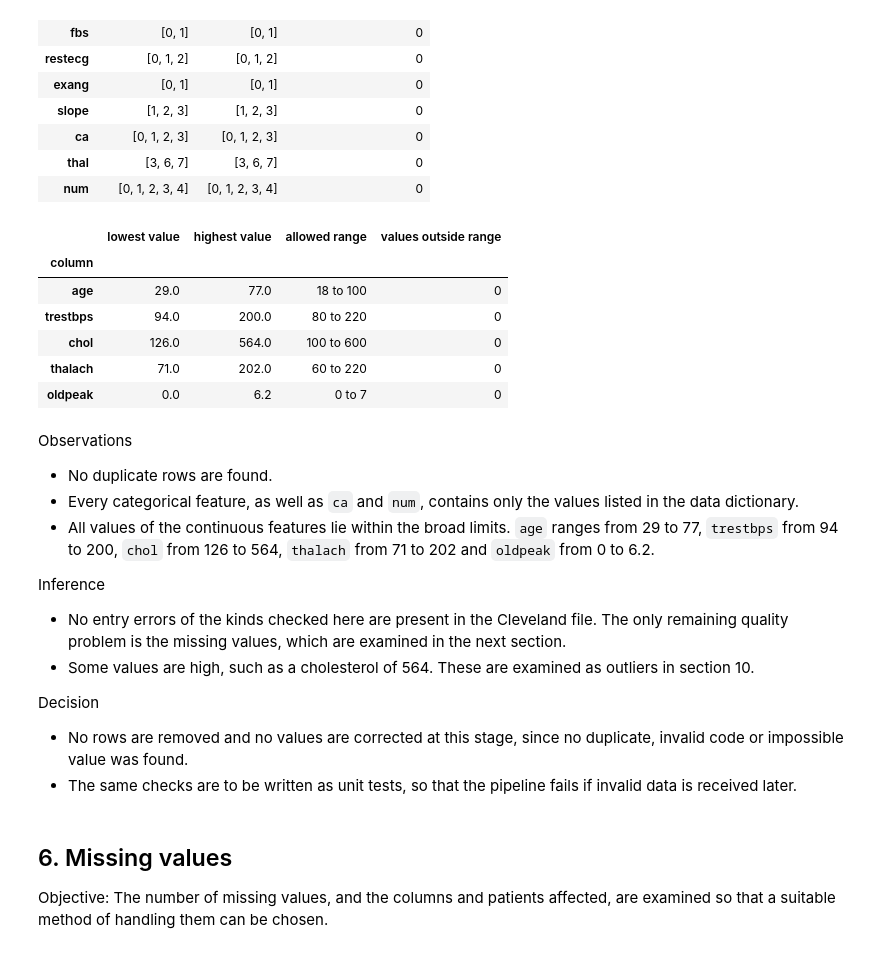
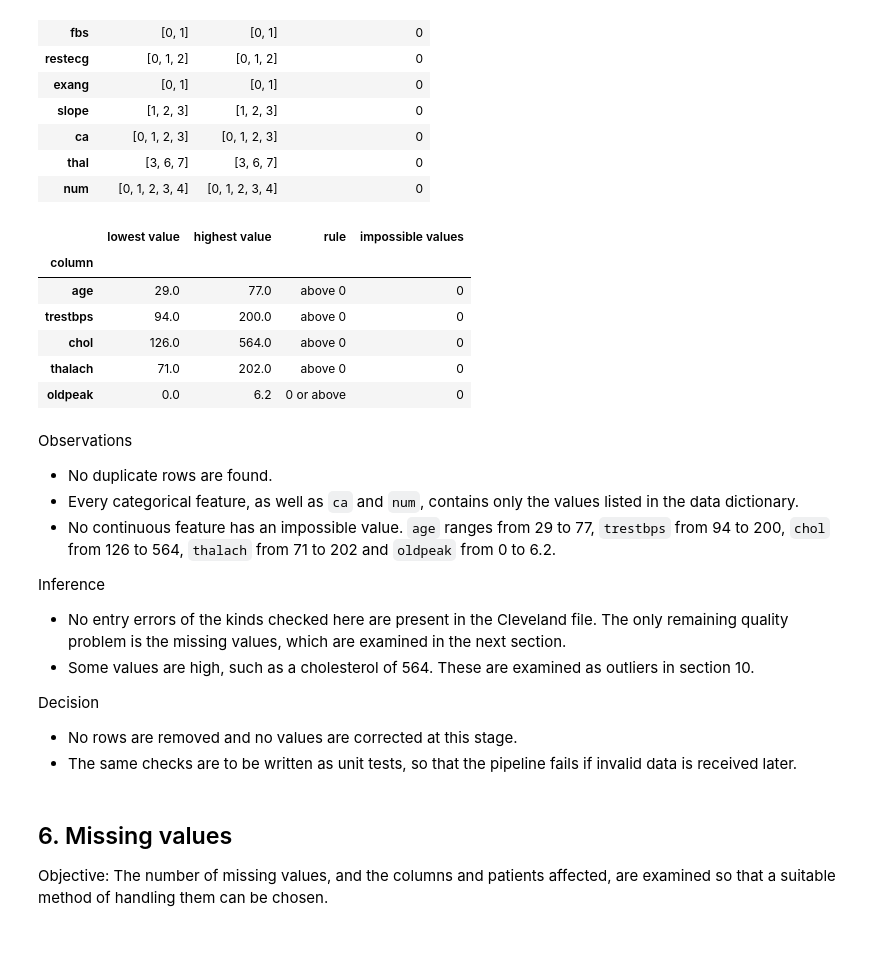
Before and after one commit to 2025ae05589/heart-disease-mlops, a Jupyter notebook: notebooks/01_data_acquisition_and_eda.ipynb, the cells around one changed output. Saved outputs shown, nothing was run; the diff lists cells and outputs as text; code cells hidden in the pictures.

```diff
--- a/notebooks/01_data_acquisition_and_eda.ipynb
+++ b/notebooks/01_data_acquisition_and_eda.ipynb
@@ -298,20 +264,13 @@ Duplicate rows: 0
 # %%
 # 5.2 Invalid codes: the values found are compared with the values allowed
 #     in the data dictionary (section 3).
-VALID_CODES = {
-    "sex": [0, 1],
-    "cp": [1, 2, 3, 4],
-    "fbs": [0, 1],
-    "restecg": [0, 1, 2],
-    "exang": [0, 1],
-    "slope": [1, 2, 3],
-    "ca": [0, 1, 2, 3],
-    "thal": [3, 6, 7],
-    "num": [0, 1, 2, 3, 4],
-}
+from src.config import ABOVE_ZERO, VALID_CODES, ZERO_OR_ABOVE
+
+codes = dict(VALID_CODES)
+codes["num"] = [0, 1, 2, 3, 4]   # the diagnosis column of the raw file
 
 rows = []
-for col, allowed in VALID_CODES.items():
+for col, allowed in codes.items():
     # The different values present in the column, as whole numbers.
     # Missing values are left out here. They are covered in section 6.
     found = sorted(df[col].dropna().astype(int).unique().tolist())
@@ -340,50 +299,42 @@ pd.DataFrame(rows).set_index("column")
 | num | [0, 1, 2, 3, 4] | [0, 1, 2, 3, 4] | 0 |
 # %%
 # 5.3 Impossible values in the continuous features.
-# The limits below are broad limits chosen only to catch entry errors
-# (like 0 or 9999). They are not clinical limits.
-LIMITS = {
-    "age": (18, 100),        # years
-    "trestbps": (80, 220),   # mm Hg
-    "chol": (100, 600),      # mg/dl
-    "thalach": (60, 220),    # maximum heart rate
-    "oldpeak": (0, 7),       # ST depression
-}
-
+# A value of 0 or below is not possible for these features. "oldpeak" can
+# be 0, but not below.
 rows = []
-for col, limits in LIMITS.items():
-    low = limits[0]
-    high = limits[1]
-
-    # True for each value that is below the lower limit or above the upper limit.
-    too_low = df[col] < low
-    too_high = df[col] > high
+for col in ABOVE_ZERO + ZERO_OR_ABOVE:
+    if col in ABOVE_ZERO:
+        rule = "above 0"
+        impossible = df[col] <= 0
+    else:
+        rule = "0 or above"
+        impossible = df[col] < 0
 
     rows.append({
         "column": col,
         "lowest value": df[col].min(),
         "highest value": df[col].max(),
-        "allowed range": f"{low} to {high}",
-        "values outside range": int(too_low.sum() + too_high.sum()),
+        "rule": rule,
+        "impossible values": int(impossible.sum()),
     })
 pd.DataFrame(rows).set_index("column")
 # %% [output]
-|  | lowest value | highest value | allowed range | values outside range |
+|  | lowest value | highest value | rule | impossible values |
 | column |  |  |  |  |
-| age | 29.0 | 77.0 | 18 to 100 | 0 |
-| trestbps | 94.0 | 200.0 | 80 to 220 | 0 |
-| chol | 126.0 | 564.0 | 100 to 600 | 0 |
-| thalach | 71.0 | 202.0 | 60 to 220 | 0 |
-| oldpeak | 0.0 | 6.2 | 0 to 7 | 0 |
+| age | 29.0 | 77.0 | above 0 | 0 |
+| trestbps | 94.0 | 200.0 | above 0 | 0 |
+| chol | 126.0 | 564.0 | above 0 | 0 |
+| thalach | 71.0 | 202.0 | above 0 | 0 |
+| oldpeak | 0.0 | 6.2 | 0 or above | 0 |
 # %% [markdown]
 Observations
 
 - No duplicate rows are found.
 - Every categorical feature, as well as `ca` and `num`, contains only the
   values listed in the data dictionary.
-- All values of the continuous features lie within the broad limits. `age`
-  ranges from 29 to 77, `trestbps` from 94 to 200, `chol` from 126 to 564,
-  `thalach` from 71 to 202 and `oldpeak` from 0 to 6.2.
+- No continuous feature has an impossible value. `age` ranges from 29 to 77,
+  `trestbps` from 94 to 200, `chol` from 126 to 564, `thalach` from 71 to 202
+  and `oldpeak` from 0 to 6.2.
 
 Inference
 
@@ -395,8 +346,7 @@ Inference
 
 Decision
 
-- No rows are removed and no values are corrected at this stage, since no
-  duplicate, invalid code or impossible value was found.
+- No rows are removed and no values are corrected at this stage.
 - The same checks are to be written as unit tests, so that the pipeline fails
   if invalid data is received later.
 # %% [markdown]
```
Also changed, not shown: parts of 23 cells of this notebook.
